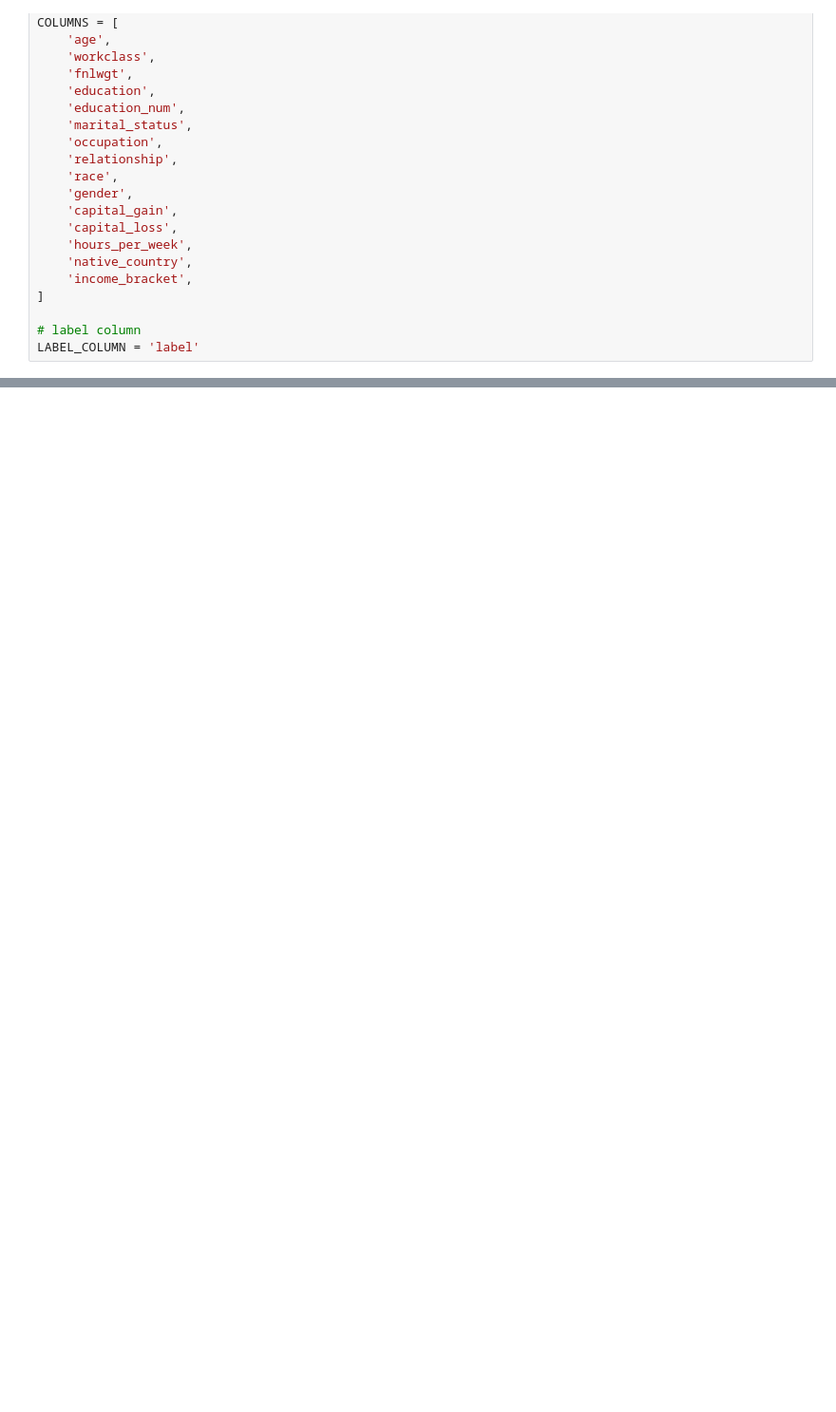
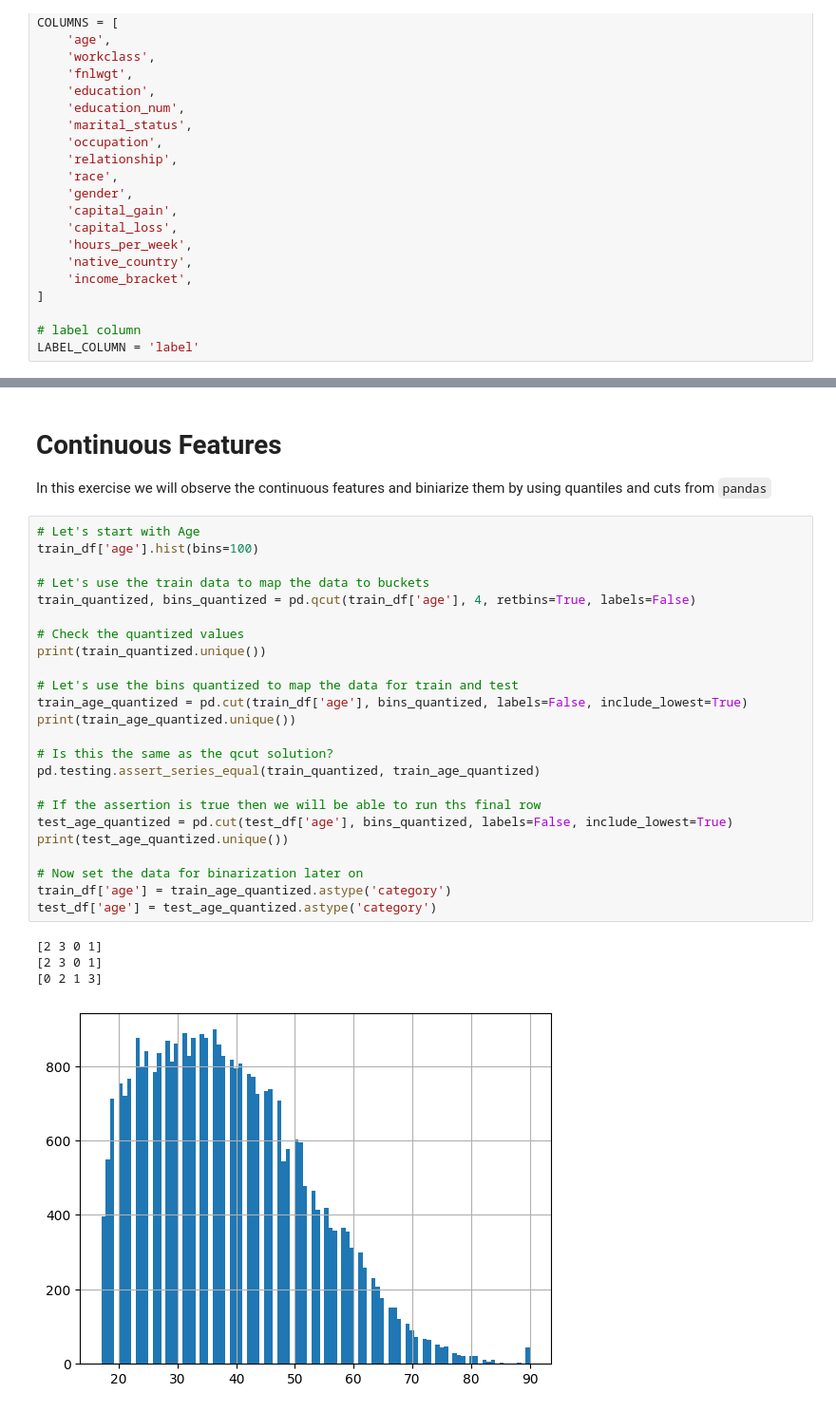
Before and after one commit to sun-umn/Constrained-Deep-Learning-Survey, a Jupyter notebook: notebooks/Adult-Dataset.ipynb, the cells around one changed output, grey strips where cells are left out. Shown at 95% size. Cells and saved outputs as stored; diff of their text form; blank space fills up the shorter version.

```diff
--- a/notebooks/Adult-Dataset.ipynb
+++ b/notebooks/Adult-Dataset.ipynb
@@ -80,0 +167,33 @@ train_df['race'].value_counts().sort_values().plot(kind='barh')
+# %% [markdown]
+# Continuous Features
+
+In this exercise we will observe the continuous features and biniarize them by using quantiles and cuts from `pandas`
+# %%
+# Let's start with Age
+train_df['age'].hist(bins=100)
+
+# Let's use the train data to map the data to buckets
+train_quantized, bins_quantized = pd.qcut(train_df['age'], 4, retbins=True, labels=False)
+
+# Check the quantized values
+print(train_quantized.unique())
+
+# Let's use the bins quantized to map the data for train and test
+train_age_quantized = pd.cut(train_df['age'], bins_quantized, labels=False, include_lowest=True)
+print(train_age_quantized.unique())
+
+# Is this the same as the qcut solution?
+pd.testing.assert_series_equal(train_quantized, train_age_quantized)
+
+# If the assertion is true then we will be able to run ths final row
+test_age_quantized = pd.cut(test_df['age'], bins_quantized, labels=False, include_lowest=True)
+print(test_age_quantized.unique())
+
+# Now set the data for binarization later on
+train_df['age'] = train_age_quantized.astype('category')
+test_df['age'] = test_age_quantized.astype('category')
+# %% [output]
+[2 3 0 1]
+[2 3 0 1]
+[0 2 1 3]
+[figure, added]
```
Also changed, not shown: parts of 26 cells of this notebook, 8 other files.
